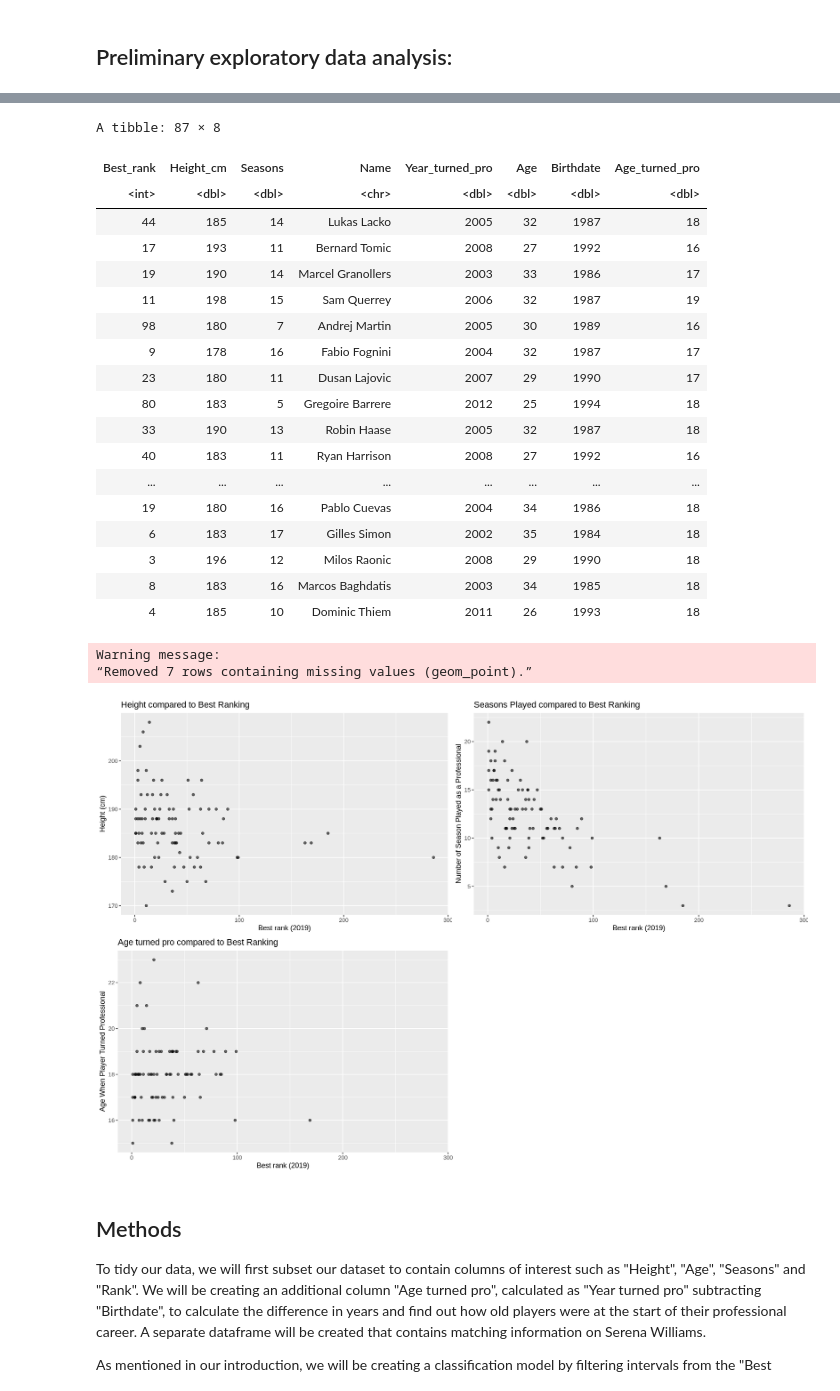
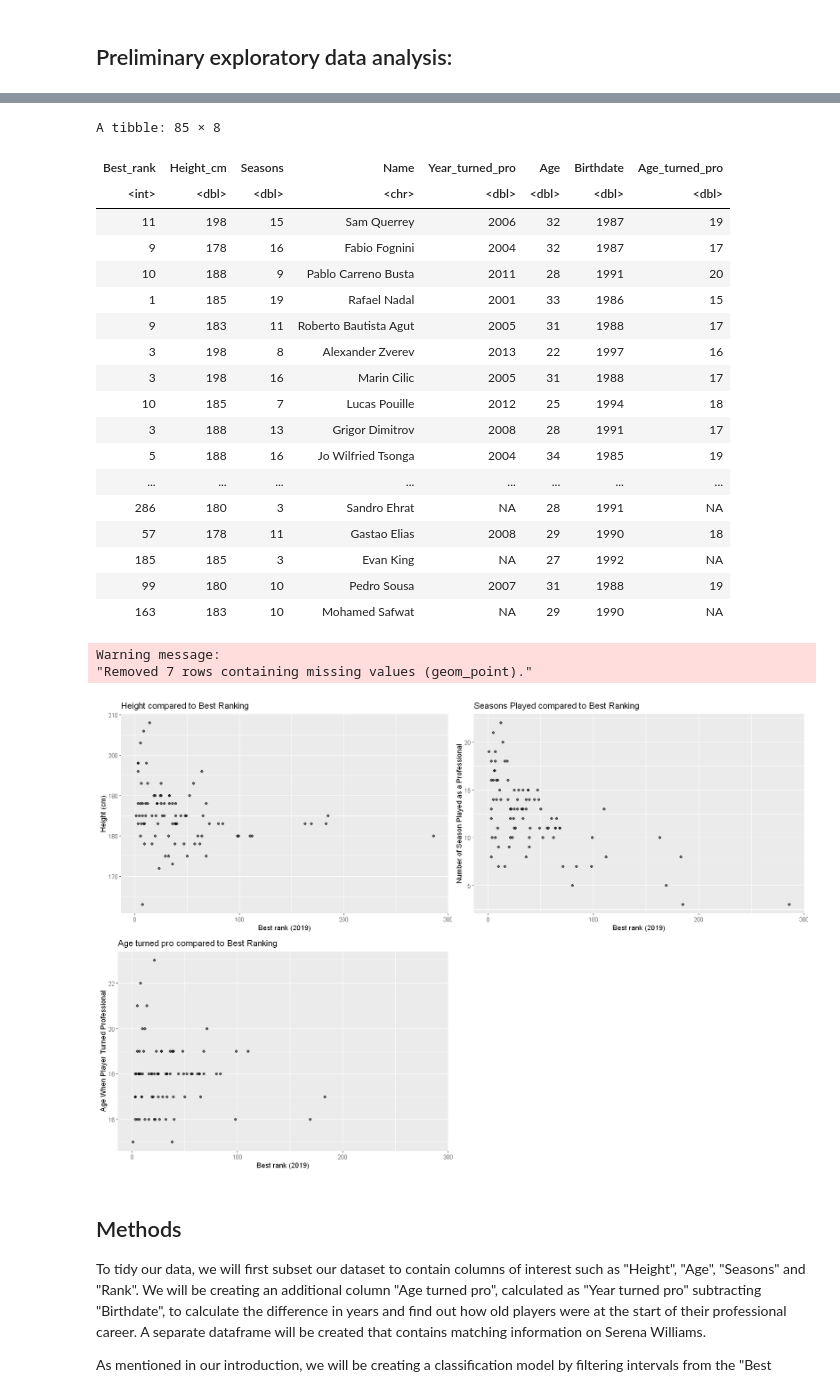
Before and after one commit to sandraradic/Tennis-Classification-Model, a Jupyter notebook: project_proposal.ipynb, the cells around one changed output, grey strips where cells are left out. Saved outputs shown, nothing was run; the diff lists cells and outputs as text; code cells hidden in the pictures.

Commit message:
changed read_csv to url and set seed

```diff
--- a/project_proposal.ipynb
+++ b/project_proposal.ipynb
@@ -34,6 +34,6 @@ Warning message:
 # %%
 #read in data
-player_stats <- read_csv("player_stats.csv")
+player_stats <- read_csv("https://drive.google.com/uc?export=download&id=1_MECmUXZuuILYeEOfonSGqodW6qVdhsS")
 
 # select only the necessary columns and filter out any players whose stats aren't known
 
@@ -79,6 +79,7 @@ serena_data <- data.frame(Name = "Serena Williams", Age = 38, Birthdate = "(26-0
 # serena_data sourced from: https://en.wikipedia.org/wiki/Serena_Williams
 
 #split the player data into training and testing sets
+set.seed(2021)
 player_stats_split <- initial_split(player_stats_age_pro, prop = 0.75, strata = Best_rank)
     player_stats_training <- training(player_stats_split)
     player_stats_testing <- testing(player_stats_split)
@@ -127,25 +128,25 @@ See spec(...) for full column specifications.
-A tibble: 87 × 8
+A tibble: 85 × 8
 | Best_rank | Height_cm | Seasons | Name | Year_turned_pro | Age | Birthdate | Age_turned_pro |
 | <int> | <dbl> | <dbl> | <chr> | <dbl> | <dbl> | <dbl> | <dbl> |
-| 44 | 185 | 14 | Lukas Lacko | 2005 | 32 | 1987 | 18 |
-| 17 | 193 | 11 | Bernard Tomic | 2008 | 27 | 1992 | 16 |
-| 19 | 190 | 14 | Marcel Granollers | 2003 | 33 | 1986 | 17 |
 | 11 | 198 | 15 | Sam Querrey | 2006 | 32 | 1987 | 19 |
-| 98 | 180 | 7 | Andrej Martin | 2005 | 30 | 1989 | 16 |
 | 9 | 178 | 16 | Fabio Fognini | 2004 | 32 | 1987 | 17 |
-| 23 | 180 | 11 | Dusan Lajovic | 2007 | 29 | 1990 | 17 |
-| 80 | 183 | 5 | Gregoire Barrere | 2012 | 25 | 1994 | 18 |
-| 33 | 190 | 13 | Robin Haase | 2005 | 32 | 1987 | 18 |
-| 40 | 183 | 11 | Ryan Harrison | 2008 | 27 | 1992 | 16 |
+| 10 | 188 | 9 | Pablo Carreno Busta | 2011 | 28 | 1991 | 20 |
+| 1 | 185 | 19 | Rafael Nadal | 2001 | 33 | 1986 | 15 |
+| 9 | 183 | 11 | Roberto Bautista Agut | 2005 | 31 | 1988 | 17 |
+| 3 | 198 | 8 | Alexander Zverev | 2013 | 22 | 1997 | 16 |
+| 3 | 198 | 16 | Marin Cilic | 2005 | 31 | 1988 | 17 |
+| 10 | 185 | 7 | Lucas Pouille | 2012 | 25 | 1994 | 18 |
+| 3 | 188 | 13 | Grigor Dimitrov | 2008 | 28 | 1991 | 17 |
+| 5 | 188 | 16 | Jo Wilfried Tsonga | 2004 | 34 | 1985 | 19 |
 | ... | ... | ... | ... | ... | ... | ... | ... |
-| 19 | 180 | 16 | Pablo Cuevas | 2004 | 34 | 1986 | 18 |
-| 6 | 183 | 17 | Gilles Simon | 2002 | 35 | 1984 | 18 |
-| 3 | 196 | 12 | Milos Raonic | 2008 | 29 | 1990 | 18 |
-| 8 | 183 | 16 | Marcos Baghdatis | 2003 | 34 | 1985 | 18 |
-| 4 | 185 | 10 | Dominic Thiem | 2011 | 26 | 1993 | 18 |
+| 286 | 180 | 3 | Sandro Ehrat | NA | 28 | 1991 | NA |
+| 57 | 178 | 11 | Gastao Elias | 2008 | 29 | 1990 | 18 |
+| 185 | 185 | 3 | Evan King | NA | 27 | 1992 | NA |
+| 99 | 180 | 10 | Pedro Sousa | 2007 | 31 | 1988 | 19 |
+| 163 | 183 | 10 | Mohamed Safwat | NA | 29 | 1990 | NA |
 Warning message:
-“Removed 7 rows containing missing values (geom_point).”
+"Removed 7 rows containing missing values (geom_point)."
-[figure, old version]
+[figure, new version]
 # %% [markdown]
 ## Methods
 
```
Also changed, not shown: parts of 2 cells of this notebook.
